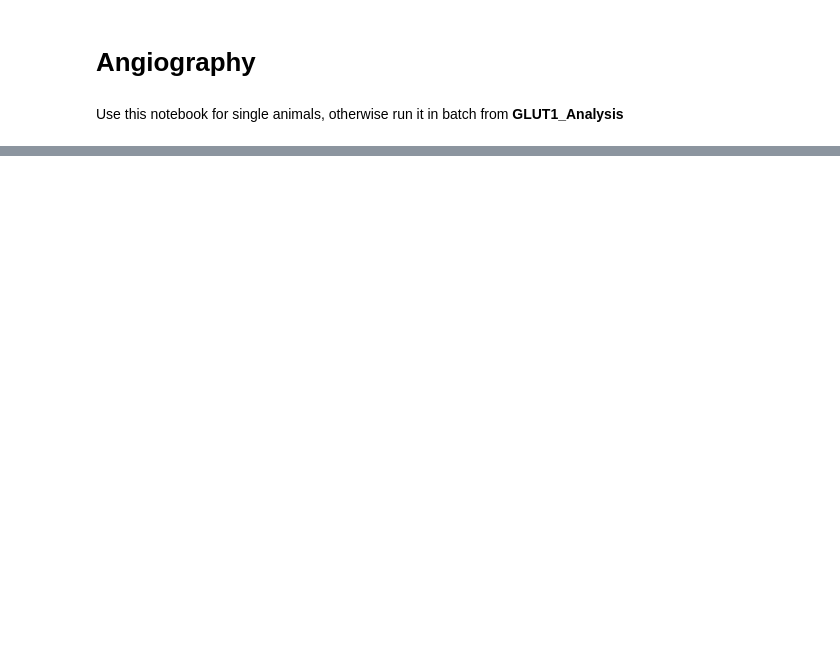
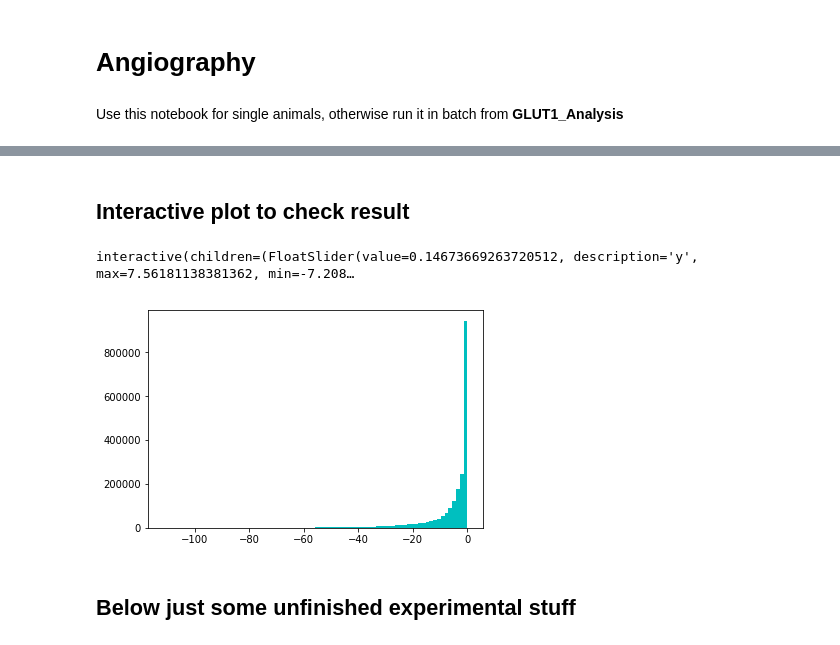
Before and after one commit to felixsc1/fiberphotometry, a Jupyter notebook: fMRI_notebooks/Angiography.ipynb, the cells around one changed output, grey strips where cells are left out. Saved outputs shown, nothing was run; the diff lists cells and outputs as text; code cells hidden in the pictures; blank space fills up the shorter version.

Commit message:
Angiography part complete

```diff
--- a/fMRI_notebooks/Angiography.ipynb
+++ b/fMRI_notebooks/Angiography.ipynb
@@ -47,16 +72,16 @@ info
 # %%
-scans = Settings()
 #todo: allow some fuzzy word matching
-scans.pre_nr = int(info.loc['Angio pre', animal])
-scans.post_nr = int(info.loc['Angio post', animal])
+scans={}
+scans['pre_nr'] = int(info.loc['Angio pre', animal])
+scans['post_nr'] = int(info.loc['Angio post', animal])
 
 h.check_and_convert(folders, animal)
 
-scans.pre = os.path.join(folders.analysis, animal, f'X{scans.pre_nr}P1.nii')
-scans.post = os.path.join(folders.analysis, animal, f'X{scans.post_nr}P1.nii')
+scans['pre'] = os.path.join(folders['analysis'], animal, f"X{scans['pre_nr']}P1.nii")
+scans['post'] = os.path.join(folders['analysis'], animal, f"X{scans['post_nr']}P1.nii")
 
 
-pre = nib.load(scans.pre)
-post = nib.load(scans.post)
-print(f'check if scan dimensions make sense:  pre: {pre.shape}, post:  {post.shape}')
+pre = nib.load(scans['pre'])
+post = nib.load(scans['post'])
+print(f'check if these dimensions make sense:  pre: {pre.shape}, post:  {post.shape}')
 # %% [output]
@@ -64,2 +91,3 @@ check if scan dimensions make sense:  pre: (199, 248, 42), post:  (199, 248, 42)
 # %%
-scans = h.simple_coreg(folders.template, scans, folders.out)
+# coregister to template
+scans = h.simple_coreg(folders['template'], scans, folders['out'])
@@ -69,0 +96,5 @@ h.runAFNI(f"3dcalc -a {scans.post_coreg}  -b {scans.pre_coreg} -expr '(a-b)*1000
+# %%
+# subtract post from pre
+scans['post_min_pre'] = f"{folders['out']}/Post_minus_Pre_{animal}.nii"
+factor = 10000  #<-- multiply values to prevent rounding errors (subtraction result is close to zero)
+h.runAFNI(f"3dcalc -a {scans['post_coreg']}  -b {scans['pre_coreg']} -expr '(a-b)*{factor}' -prefix {scans['post_min_pre']}")
@@ -69,0 +111,34 @@ h.runAFNI(f"3dcalc -a {scans.post_coreg}  -b {scans.pre_coreg} -expr '(a-b)*1000
+# %%
+# load result and use header to calculate FOV, image cooridnates, etc.
+img = nib.load(scans['post_min_pre'])
+data = img.get_fdata()
+hdr = img.header
+
+dimensions = Settings()
+dimensions.res = [hdr['pixdim'][1], hdr['pixdim'][2], hdr['pixdim'][3]]
+dimensions.fov = [ dimensions.res[0]*(hdr['dim'][1]-1), dimensions.res[1]*(hdr['dim'][2]-1), dimensions.res[2]*(hdr['dim'][3]-1) ]
+dimensions.min = [ -hdr['qoffset_x'], -hdr['qoffset_y'], hdr['qoffset_z']-dimensions.fov[2] ]
+dimensions.max = [ -hdr['qoffset_x']+dimensions.fov[0], -hdr['qoffset_y']+dimensions.fov[1], float(hdr['qoffset_z']) ]
+# %% [markdown]
+## Interactive plot to check result
+# %%
+@interact(y=(dimensions.min[1],dimensions.max[1],dimensions.res[1]),
+          z=(dimensions.min[2],dimensions.max[2],dimensions.res[2]), continuous_update=False)
+def plot_result(y,z):
+    fig = plt.figure(figsize=(25,5))
+#     coord = (-3,4)
+    coord = (y,z)
+    nip.plot_img(img, display_mode='yz', figure=fig, cut_coords=coord, cmap='gray')
+# %% [output]
+interactive(children=(FloatSlider(value=0.14673669263720512, description='y', max=7.56181138381362, min=-7.208…
+# %%
+#threshold and check values. Don't forget multiplication factor for quantification
+
+data[data > -0.01] = 0
+
+plt.hist(data.flatten(), bins=80, color='c')
+plt.show()
+# %% [output]
+[figure, added]
+# %% [markdown]
+## Below just some unfinished experimental stuff
```
Also changed, not shown: parts of 18 cells of this notebook, 2 other files.
